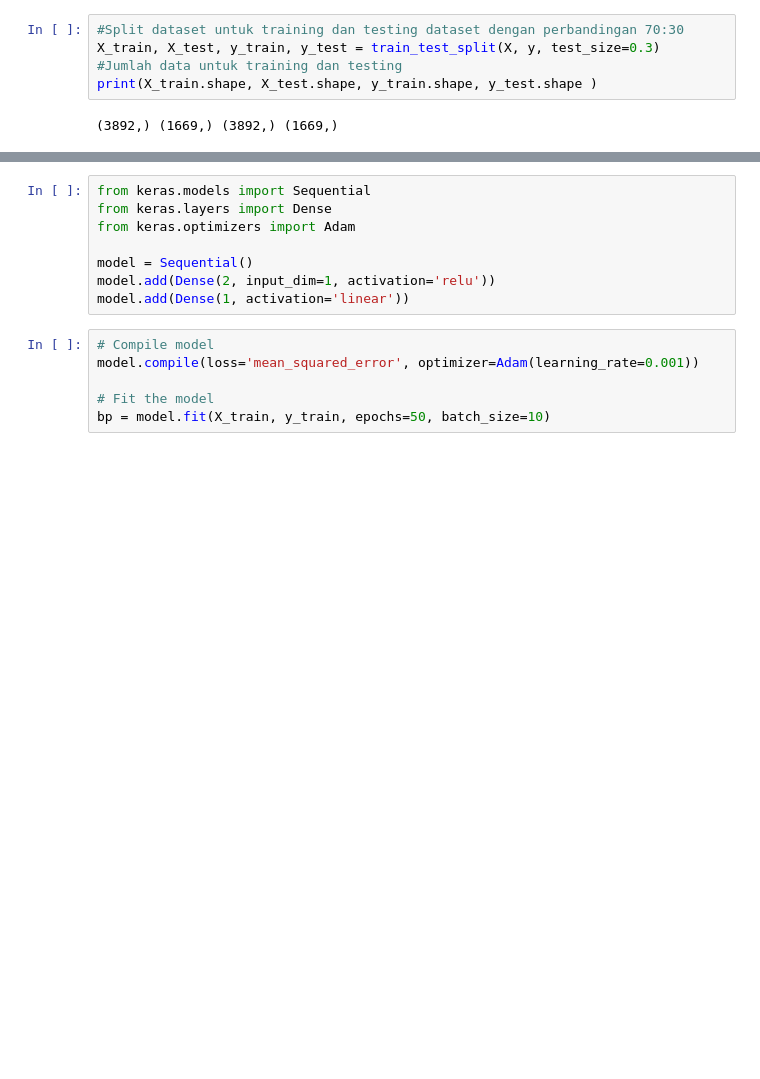
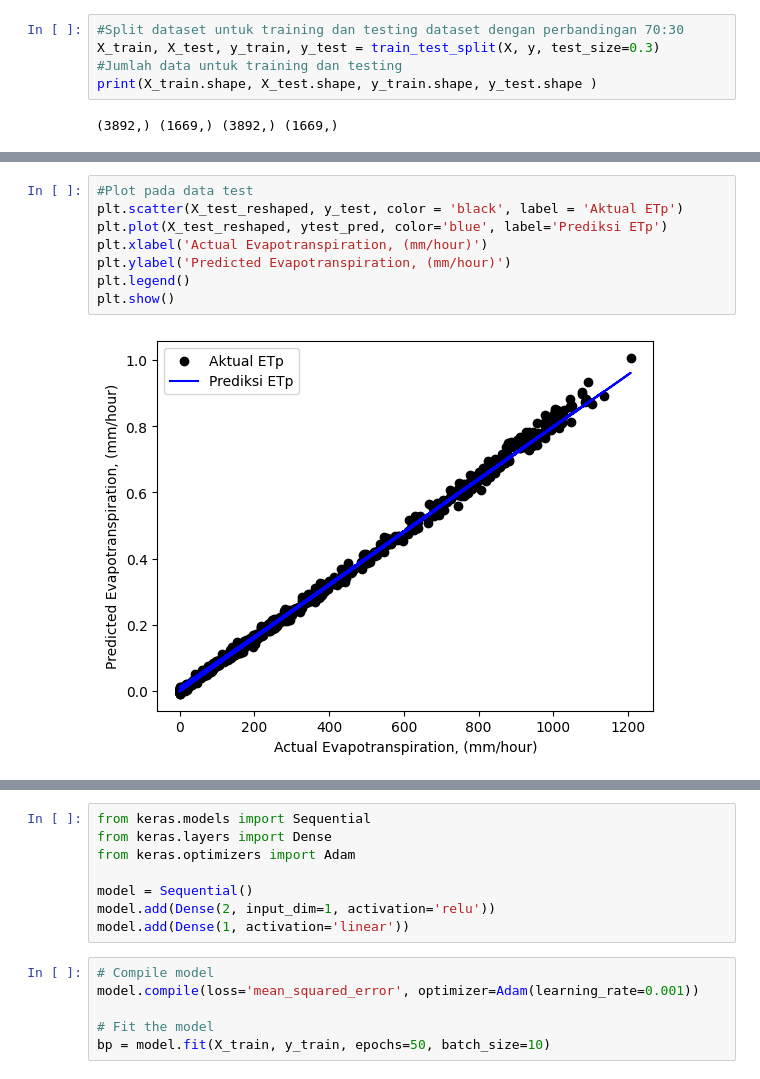
Before and after one commit to Aprilianiput21/TA_Model-ETp, a Jupyter notebook: BP_Tungkub_Rs_.ipynb, the cells around one changed output, grey strips where cells are left out. Drawn from its saved outputs; the diff is of its cells as text; blank space fills up the shorter version.

```diff
--- a/BP_Tungkub_Rs_.ipynb
+++ b/BP_Tungkub_Rs_.ipynb
@@ -71,0 +127,10 @@ print(X_train.shape, X_test.shape, y_train.shape, y_test.shape )
+# %%
+#Plot pada data test
+plt.scatter(X_test_reshaped, y_test, color = 'black', label = 'Aktual ETp')
+plt.plot(X_test_reshaped, ytest_pred, color='blue', label='Prediksi ETp')
+plt.xlabel('Actual Evapotranspiration, (mm/hour)')
+plt.ylabel('Predicted Evapotranspiration, (mm/hour)')
+plt.legend()
+plt.show()
+# %% [output]
+[figure, added]
```
Also changed, not shown: parts of 21 cells of this notebook.
